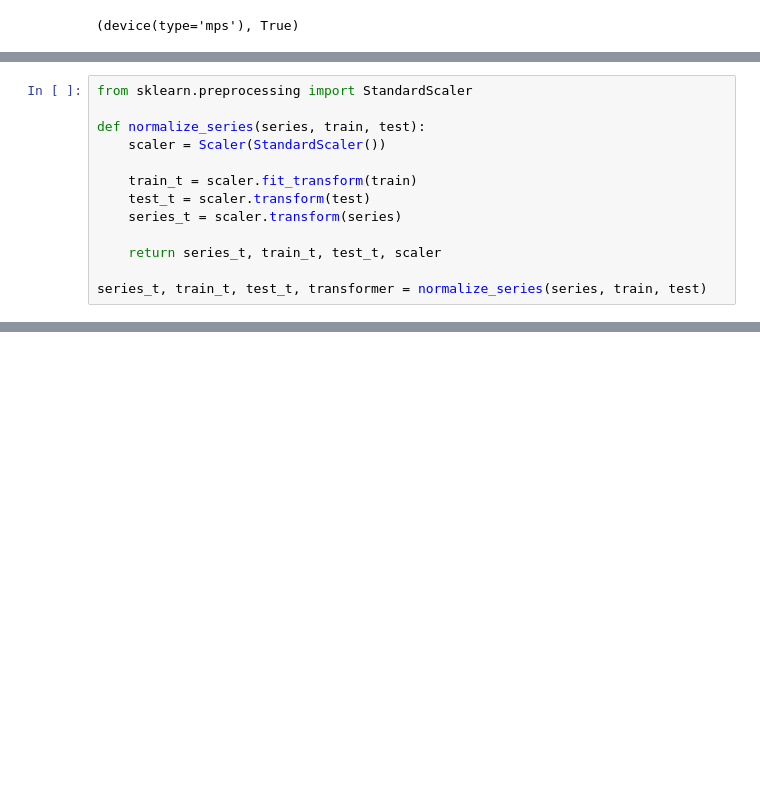
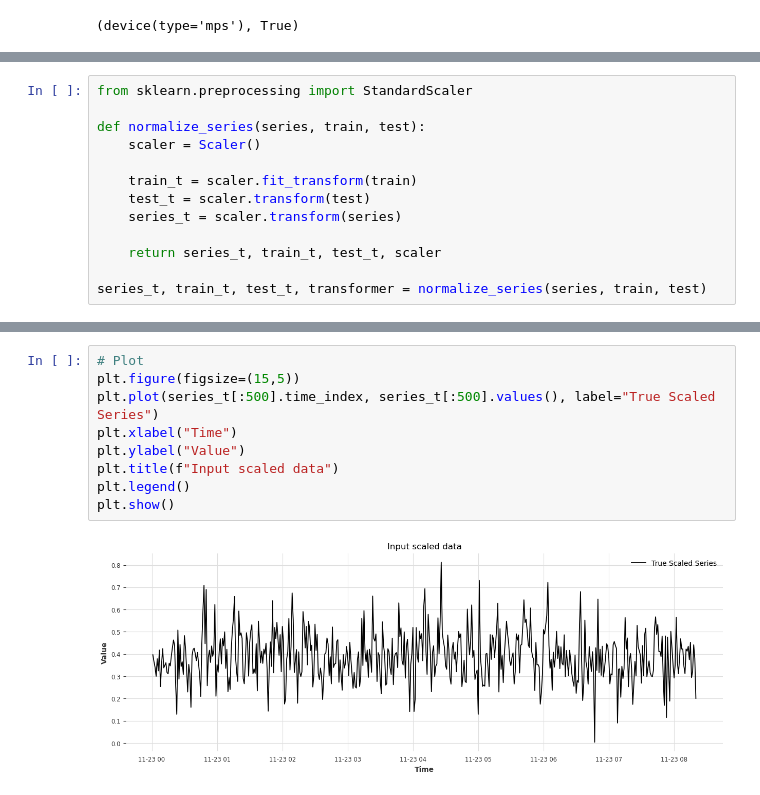
Before and after one commit to martel-innovate/6G-NTN-resource-forecasting, a Jupyter notebook: notebooks/local_ml_pipeline.ipynb, the cells around one changed output, grey strips where cells are left out. Drawn from its saved outputs; the diff is of its cells as text; blank space fills up the shorter version.

```diff
--- a/notebooks/local_ml_pipeline.ipynb
+++ b/notebooks/local_ml_pipeline.ipynb
@@ -113,7 +142,7 @@ Train: 526, Test: 224
 from sklearn.preprocessing import StandardScaler
 
 def normalize_series(series, train, test):
-    scaler = Scaler(StandardScaler())
+    scaler = Scaler()
 
     train_t = scaler.fit_transform(train)
     test_t = scaler.transform(test)
@@ -125,3 +174,14 @@ series_t, train_t, test_t, transformer = normalize_series(series, train, test)
+# %%
+# Plot
+plt.figure(figsize=(15,5))
+plt.plot(series_t[:500].time_index, series_t[:500].values(), label="True Scaled Series")
+plt.xlabel("Time")
+plt.ylabel("Value")
+plt.title(f"Input scaled data")
+plt.legend()
+plt.show()
+# %% [output]
+[figure, added]
 # %%
 def train_lstm(model_name, train_t, test_t, force_float32):
 
```
Also changed, not shown: parts of 15 cells of this notebook, 2 other files.
